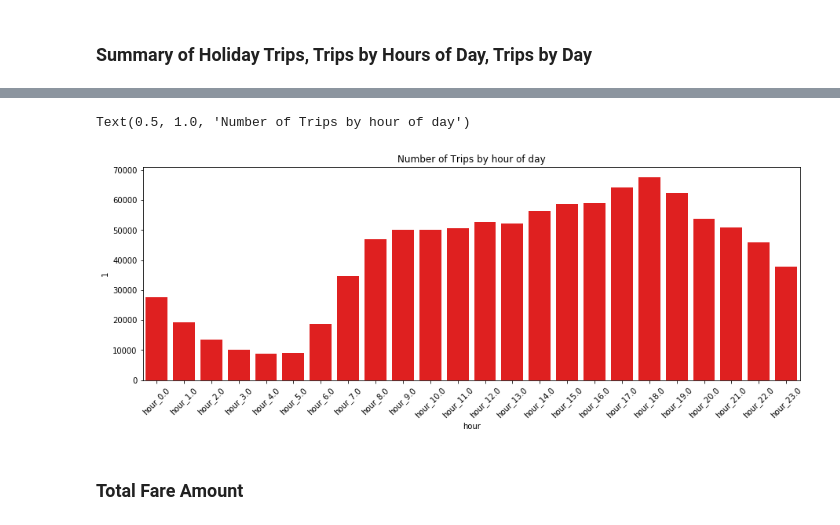
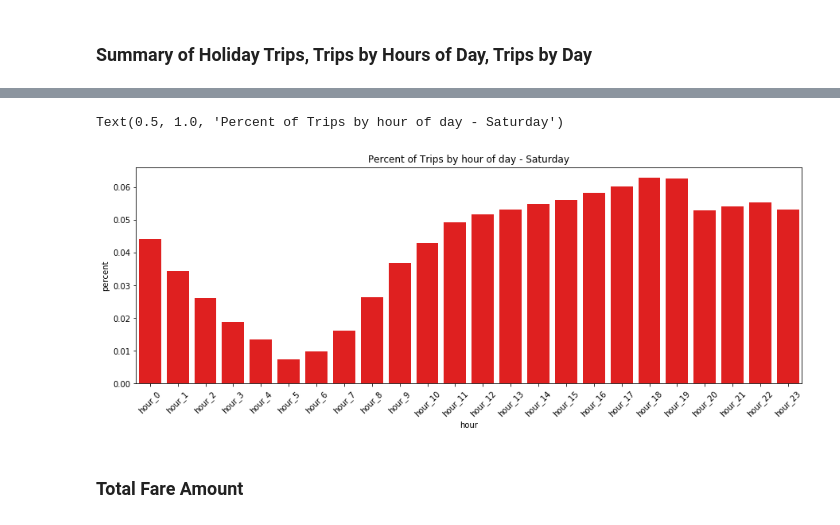
Before and after one commit to bwaheed22/NYC-Taxi-Cab-Data, a Jupyter notebook: Analyses/bw_code.ipynb, the cells around one changed output, grey strips where cells are left out. Drawn from its saved outputs; the diff is of its cells as text; code cells hidden in the pictures.

```diff
--- a/Analyses/bw_code.ipynb
+++ b/Analyses/bw_code.ipynb
@@ -101,4 +194,8 @@ hour = pd.get_dummies(df['pickup_datetime'].dt.hour, dummy_na= True)
 hour.columns = ['hour_' + str(col) for col in hour.columns]
 df = pd.concat([df, hour], axis=1)
 
-df.head()
+# Clean up column names:
+df.columns = df.columns.str.replace(" ","_")
+df.columns = df.columns.str.replace(".0$","")
+
+## Note: Remove column of reference class?
@@ -112,0 +228,9 @@ df.head()
+# %%
+indices = (df['trip_time'] > 0) &\
+    (df['trip_speed'] > 0) &\
+    (df['trip_time'] <= df['trip_time'].quantile(.99)) &\
+    (df['trip_speed'] <= df['trip_speed'].quantile(.99))
+
+df_cleaned = df[indices]
+del indices
+df_cleaned.shape
@@ -112,0 +241,4 @@ df.head()
+# %%
+# Final Dataset:
+df = df_cleaned
+del df_cleaned
@@ -137,11 +289,0 @@ Below, the data are trimmed to retain values that fall between the 1st and 99th
-# %%
-# Trim dataset by finding the respective quantiles and removing all data above & below:
-# Extract the numeric columns and remove outliers:
-qlow = df.quantile(0.01)
-qhigh = df.quantile(0.99)
-df_num = df.iloc[:,np.r_[8:17,19,24,25]].columns
-df_num = df[df_num][~((df[df_num] < qlow) |(df[df_num]> qhigh))]
-
-# Create new dataframe with outliers removed:
-dfs = [df.iloc[:,np.r_[0:8,17:19,20:24,26:65]], df_num]
-df = pd.concat(dfs, axis = 1)
@@ -219,12 +360,13 @@ df.iloc[:,29:53].apply(lambda x: x.value_counts()).T
 # %%
-hours_sm = pd.DataFrame(data = df.iloc[:,29:53].apply(lambda x: x.value_counts()).T.rename_axis('hour').reset_index())
-
+hours_sat = pd.DataFrame(data = df[df['day']== "Saturday"].iloc[:,41:65].apply(lambda x: x.value_counts()).T.rename_axis('hour').reset_index())
+hours_sat['percent'] = hours_sat[1]/(hours_sat[1]+hours_sat[0])
 plt.figure(figsize=(15,5))
 plt.xticks(rotation=45)
-sns.barplot(x = hours_sm['hour'], y = hours_sm[1], color = "red").set_title("Number of Trips by hour of day")
+
+sns.barplot(x = hours_sat['hour'], y = hours_sat['percent'], color = "red").set_title("Percent of Trips by hour of day - Saturday")
 # %% [output]
-Text(0.5, 1.0, 'Number of Trips by hour of day')
+Text(0.5, 1.0, 'Percent of Trips by hour of day - Saturday')
-[figure, old version]
+[figure, new version]
 # %% [markdown]
 ### Total Fare Amount
 # %%
```
Also changed, not shown: parts of 68 cells of this notebook.
